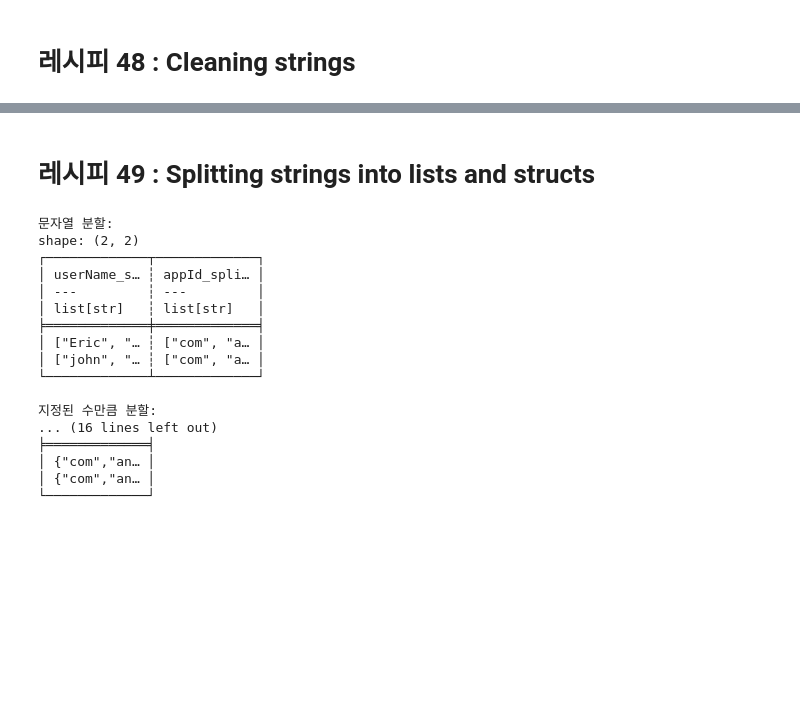
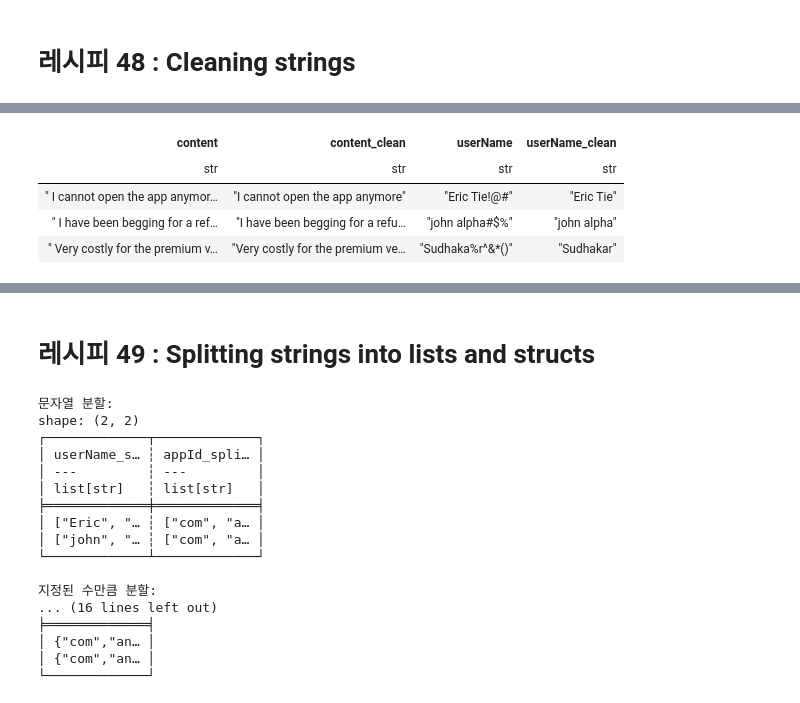
Before and after one commit to dschloe/polars_recipes, a Jupyter notebook: ch09_string_manipulation.ipynb, the cells around one changed output, grey strips where cells are left out. Drawn from its saved outputs; the diff is of its cells as text; code cells hidden in the pictures; blank space fills up the shorter version.

```diff
--- a/ch09_string_manipulation.ipynb
+++ b/ch09_string_manipulation.ipynb
@@ -252,67 +266,33 @@ shape: (3, 2)
 # %% [markdown]
 # 레시피 48 : Cleaning strings
 # %%
+import polars as pl
+
+# 샘플 데이터 생성 (3개 예시)
+sample_df = pl.DataFrame({
+    "content": [
+        "  I cannot open the app anymore  ",  # 앞뒤 공백이 있는 텍스트
+        " I have been begging for a refund ", # 앞뒤 공백이 있는 텍스트
+        "\tVery costly for the premium version\t" # 탭 문자가 있는 텍스트
+    ],
+    "userName": [
+        "Eric Tie!@#",       # 특수문자가 포함된 사용자 이름
+        "john alpha#$%",     # 특수문자가 포함된 사용자 이름
+        "Sudhaka%r^&*()"     # 특수문자가 포함된 사용자 이름
+    ]
+})
+
 # remove leading and trailing whitespace with str.strip_chars()
-clean_df = df.select([
+# str.strip_chars()를 사용하여 앞뒤 공백 제거
+clean_df = sample_df.select([
+    'content',
+    # str.strip_chars()를 사용하여 앞뒤 공백 제거
     pl.col("content").str.strip_chars().alias("content_clean"),
+    'userName',
     # 특정 문자 제거 (예: 특수문자)
-    pl.col("userName").str.strip_chars("!@#$%^&*()").alias("userName_clean")
+    # 정규식을 사용하여 모든 특수문자 제거
+    pl.col("userName").str.replace_all("[!@#$%^&*()]", "").alias("userName_clean")
 ])
 print("\n공백 및 특정 문자 제거:")
-print(clean_df.head(2))
-
-# replace matching substrings with str.replace()
-replace_df = df.select([
-    # 첫 번째 일치 항목만 대체
-    pl.col("content").str.replace("can", "could").alias("content_replaced"),
-    # URL에서 http를 https로 변경
-    pl.col("userImage").str.replace("http:", "https:").alias("secure_image_url")
-])
-print("\n부분 문자열 대체:")
-print(replace_df.head(2))
-
-# replace all the occurrences of the matched substring
-replace_all_df = df.select([
-    # 모든 공백을 밑줄로 대체
-    pl.col("userName").str.replace_all(" ", "_").alias("userName_underscore"),
-    # 모든 마침표를 제거
-    pl.col("appId").str.replace_all(".", "").alias("appId_no_dots")
-])
-print("\n모든 일치 항목 대체:")
-print(replace_all_df.head(2))
-
-# Change the letter case of your strings
-case_df = df.select([
-    # 첫 글자만 대문자로 변환
-    pl.col("userName").str.to_titlecase().alias("userName_title"),
-    # 문장의 첫 글자만 대문자로 변환
-    pl.col("content").str.to_titlecase().alias("content_title")
-])
-print("\n첫 글자 대문자 변환:")
-print(case_df.head(2))
-
-# Change the letter case to lowercase
-lower_df = df.select([
-    pl.col("userName").str.to_lowercase().alias("userName_lower"),
-    pl.col("appId").str.to_lowercase().alias("appId_lower")
-])
-print("\n소문자 변환:")
-print(lower_df.head(2))
-
-# Change the letter case to uppercase
-upper_df = df.select([
-    pl.col("userName").str.to_uppercase().alias("userName_upper"),
-    pl.col("sortOrder").str.to_uppercase().alias("sortOrder_upper")
-])
-print("\n대문자 변환:")
-print(upper_df.head(2))
-
-# Add a certain character until the string reaches the specified length
-pad_df = df.select([
-    # 왼쪽에 0 추가하여 10자리로 만들기
-    pl.col("reviewId").str.pad_start(10, "0").alias("reviewId_padded"),
-    # 오른쪽에 * 추가하여 20자리로 만들기
-    pl.col("userName").str.pad_end(20, "*").alias("userName_padded")
-])
-print("\n문자열 패딩:")
-print(pad_df.head(2))
+clean_df.head(3)
+# %% [output]
@@ -318,0 +301,5 @@ print(pad_df.head(2))
+| content | content_clean | userName | userName_clean |
+| str | str | str | str |
+| " I cannot open the app anymor… | "I cannot open the app anymore" | "Eric Tie!@#" | "Eric Tie" |
+| " I have been begging for a ref… | "I have been begging for a refu… | "john alpha#$%" | "john alpha" |
+| " Very costly for the premium v… | "Very costly for the premium ve… | "Sudhaka%r^&*()" | "Sudhakar" |
```
Also changed, not shown: parts of 8 cells of this notebook, 1 other file.
